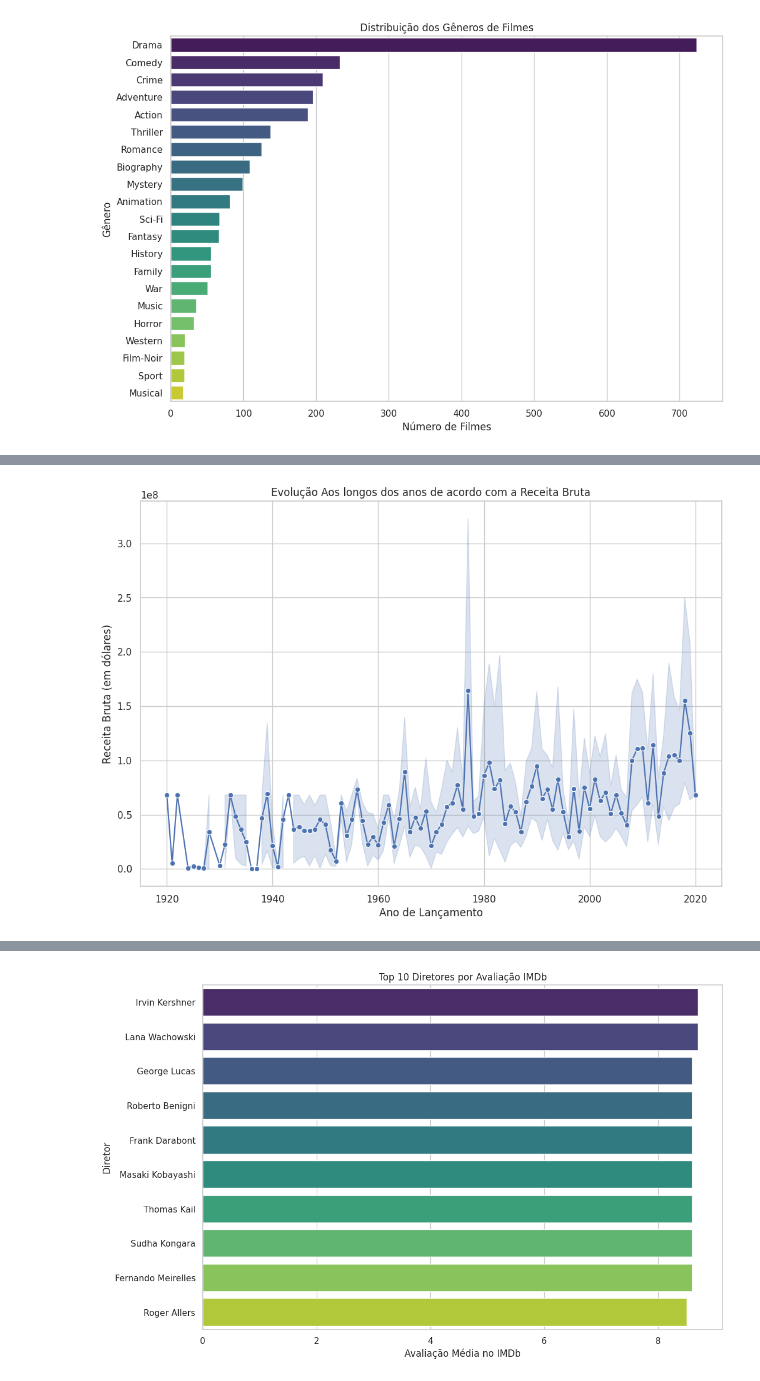
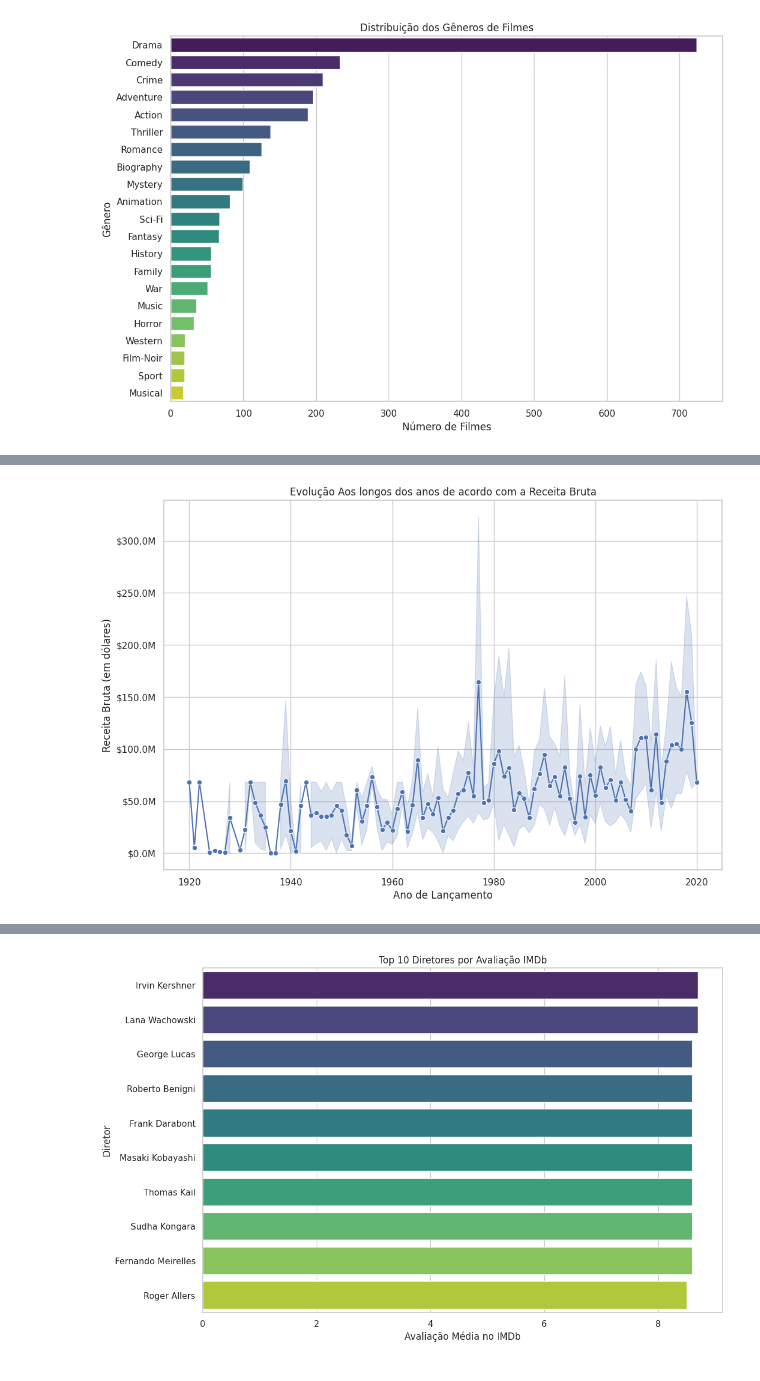
Before and after one commit to andriel300/LH_CD_ANDRIELJOSEDASILVA, a Jupyter notebook: modelagem.ipynb, the cells around one changed output, grey strips where cells are left out. Cells and saved outputs as stored; diff of their text form; code cells hidden in the pictures.

```diff
--- a/modelagem.ipynb
+++ b/modelagem.ipynb
@@ -9,5 +19,6 @@ data = pd.read_csv(caminho_do_arquivo)
 # %%
 # Verificar as linhas do data frame para inspeção
-data.info()
-data.head()
+print('Visão dos dados:')
+data = pd.DataFrame(data)
+data.sample(7)
 # %% [output]
@@ -115,0 +177,15 @@ plt.show()
+# %%
+# melhores filmes avaliados por votos à cada ano
+data = data.sort_values(by="Released_Year", ascending=False)
+melhores_filmes_avaliados = pd.DataFrame(columns=data.columns)
+
+for year in data["Released_Year"].unique():
+    if year not in [2025, 2024, 2023]:
+        df_year = data[data["Released_Year"] == year]
+        if not df_year.empty:
+            df_year_sorted = df_year.sort_values(by="No_of_Votes", ascending=False)
+            melhores_filmes_avaliado = df_year_sorted.iloc[0]
+            melhores_filmes_avaliados = pd.concat(
+                [melhores_filmes_avaliados, melhores_filmes_avaliado.to_frame().T],
+                ignore_index=True,
+            )
@@ -116,10 +207,20 @@ plt.show()
 # %%
 # Análise Temporal de Bilheteria ao longo dos anos
+from matplotlib.ticker import FuncFormatter
+
+# Função para formatar os valores como dólares
+def formatar_dolar(x, pos):
+    return '${:.1f}M'.format(x*1e-6)
+
 plt.figure(figsize=(12, 8))
 sns.lineplot(data=data, x="Released_Year", y="Gross", marker="o")
 plt.title("Evolução Aos longos dos anos de acordo com a Receita Bruta")
 plt.xlabel("Ano de Lançamento")
 plt.ylabel("Receita Bruta (em dólares)")
+
+# Formatar o eixo y como dólares
+formatter = FuncFormatter(formatar_dolar)
+plt.gca().yaxis.set_major_formatter(formatter)
 plt.show()
 # %% [output]
-[figure, old version]
+[figure, new version]
```
Also changed, not shown: parts of 19 cells of this notebook, 1 other file.
